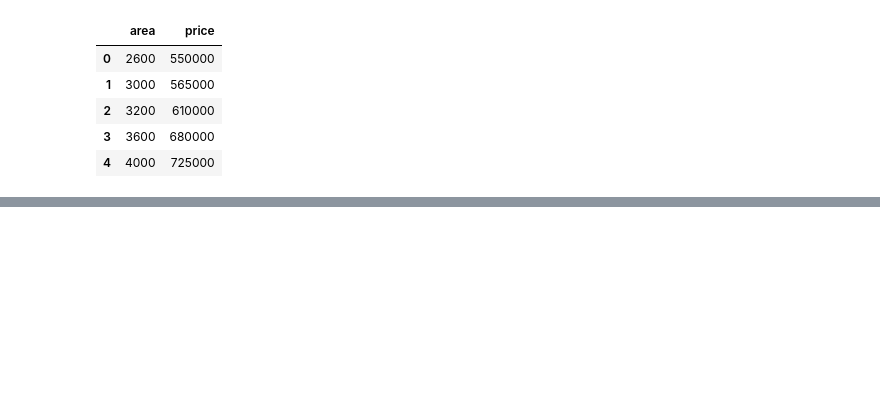
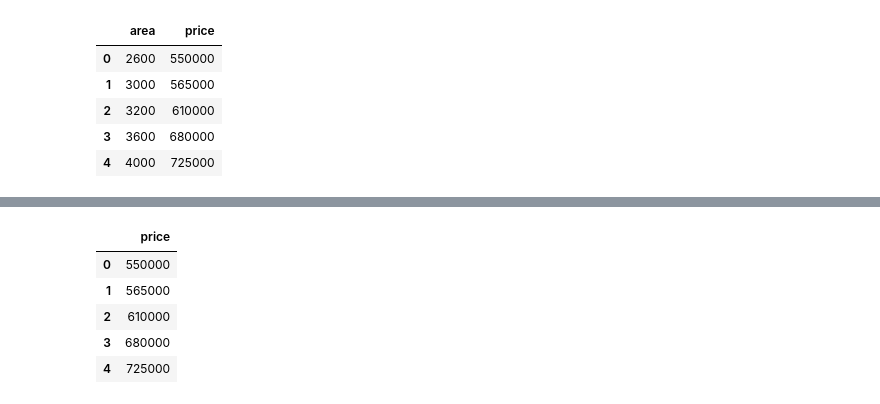
Before and after one commit to OkomoJacob/MLAIDS, a Jupyter notebook: 1.Simple Linear Regression/1.House Prices/predictHousePrice.ipynb, the cells around one changed output, grey strips where cells are left out. Saved outputs shown, nothing was run; the diff lists cells and outputs as text; code cells hidden in the pictures; blank space fills up the shorter version.

```diff
--- a/1.Simple Linear Regression/1.House Prices/predictHousePrice.ipynb
+++ b/1.Simple Linear Regression/1.House Prices/predictHousePrice.ipynb
@@ -25,0 +39,12 @@ Text(0.5, 1.0, 'Correlation Between Area and Price')
+# %%
+# change to df
+area = pd.DataFrame(data["area"])
+price = pd.DataFrame(data["price"])
+price
+# %% [output]
+|  | price |
+| 0 | 550000 |
+| 1 | 565000 |
+| 2 | 610000 |
+| 3 | 680000 |
+| 4 | 725000 |
```
Also changed, not shown: parts of 11 cells of this notebook.
